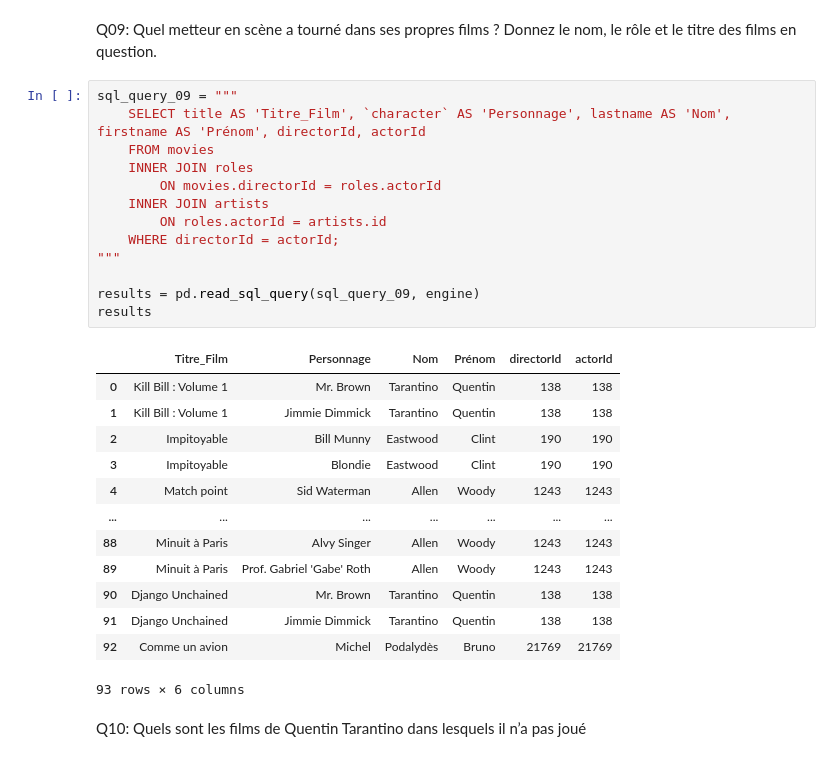
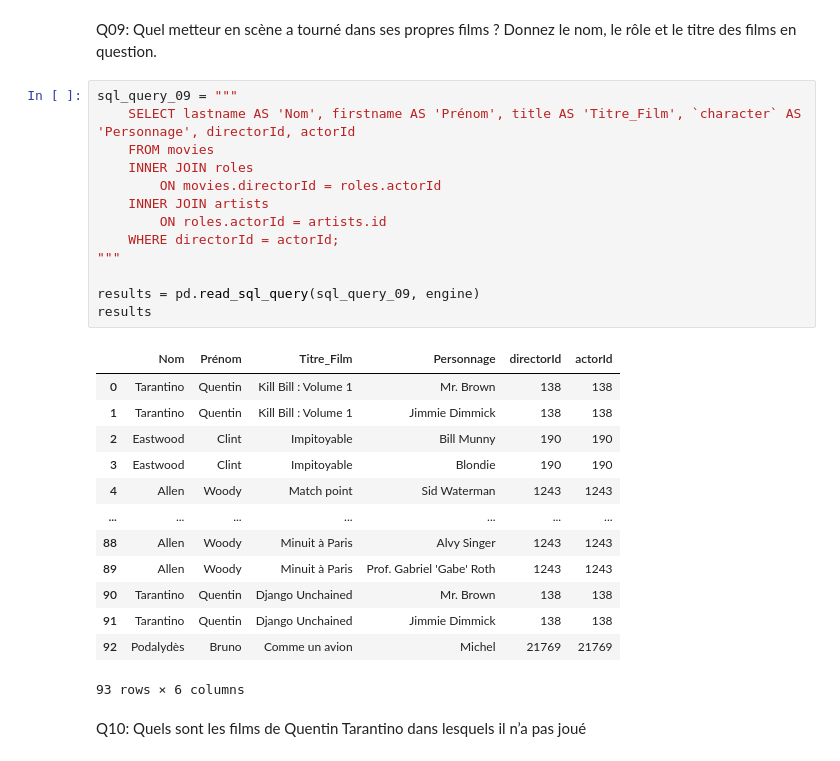
Before and after one commit to MaelleCoriou/Floupics_Movies_2, a Jupyter notebook: movies-3.ipynb, the cells around one changed output. Drawn from its saved outputs; the diff is of its cells as text.

```diff
--- a/movies-3.ipynb
+++ b/movies-3.ipynb
@@ -370,30 +373,30 @@ results
 Q09: Quel metteur en scène a tourné dans ses propres films ? Donnez le nom, le rôle et le titre des films en question.
 # %%
 sql_query_09 = """
-    SELECT title AS 'Titre_Film', `character` AS 'Personnage', lastname AS 'Nom', firstname AS 'Prénom', directorId, actorId
+    SELECT lastname AS 'Nom', firstname AS 'Prénom', title AS 'Titre_Film', `character` AS 'Personnage', directorId, actorId
     FROM movies
     INNER JOIN roles
         ON movies.directorId = roles.actorId
     INNER JOIN artists
         ON roles.actorId = artists.id
     WHERE directorId = actorId;
 """
 
 results = pd.read_sql_query(sql_query_09, engine)
 results
 # %% [output]
-|  | Titre_Film | Personnage | Nom | Prénom | directorId | actorId |
-| 0 | Kill Bill : Volume 1 | Mr. Brown | Tarantino | Quentin | 138 | 138 |
-| 1 | Kill Bill : Volume 1 | Jimmie Dimmick | Tarantino | Quentin | 138 | 138 |
-| 2 | Impitoyable | Bill Munny | Eastwood | Clint | 190 | 190 |
-| 3 | Impitoyable | Blondie | Eastwood | Clint | 190 | 190 |
-| 4 | Match point | Sid Waterman | Allen | Woody | 1243 | 1243 |
+|  | Nom | Prénom | Titre_Film | Personnage | directorId | actorId |
+| 0 | Tarantino | Quentin | Kill Bill : Volume 1 | Mr. Brown | 138 | 138 |
+| 1 | Tarantino | Quentin | Kill Bill : Volume 1 | Jimmie Dimmick | 138 | 138 |
+| 2 | Eastwood | Clint | Impitoyable | Bill Munny | 190 | 190 |
+| 3 | Eastwood | Clint | Impitoyable | Blondie | 190 | 190 |
+| 4 | Allen | Woody | Match point | Sid Waterman | 1243 | 1243 |
 | ... | ... | ... | ... | ... | ... | ... |
-| 88 | Minuit à Paris | Alvy Singer | Allen | Woody | 1243 | 1243 |
-| 89 | Minuit à Paris | Prof. Gabriel 'Gabe' Roth | Allen | Woody | 1243 | 1243 |
-| 90 | Django Unchained | Mr. Brown | Tarantino | Quentin | 138 | 138 |
-| 91 | Django Unchained | Jimmie Dimmick | Tarantino | Quentin | 138 | 138 |
-| 92 | Comme un avion | Michel | Podalydès | Bruno | 21769 | 21769 |
+| 88 | Allen | Woody | Minuit à Paris | Alvy Singer | 1243 | 1243 |
+| 89 | Allen | Woody | Minuit à Paris | Prof. Gabriel 'Gabe' Roth | 1243 | 1243 |
+| 90 | Tarantino | Quentin | Django Unchained | Mr. Brown | 138 | 138 |
+| 91 | Tarantino | Quentin | Django Unchained | Jimmie Dimmick | 138 | 138 |
+| 92 | Podalydès | Bruno | Comme un avion | Michel | 21769 | 21769 |
 93 rows × 6 columns
 # %% [markdown]
 Q10: Quels sont les films de Quentin Tarantino dans lesquels il n’a pas joué
```
Also changed, not shown: parts of 13 cells of this notebook.
